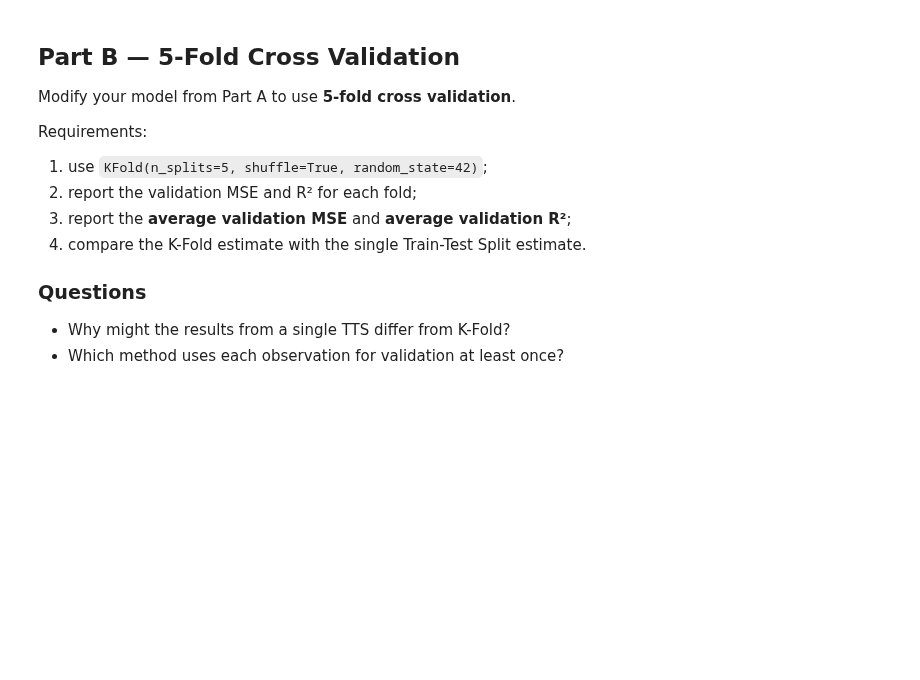
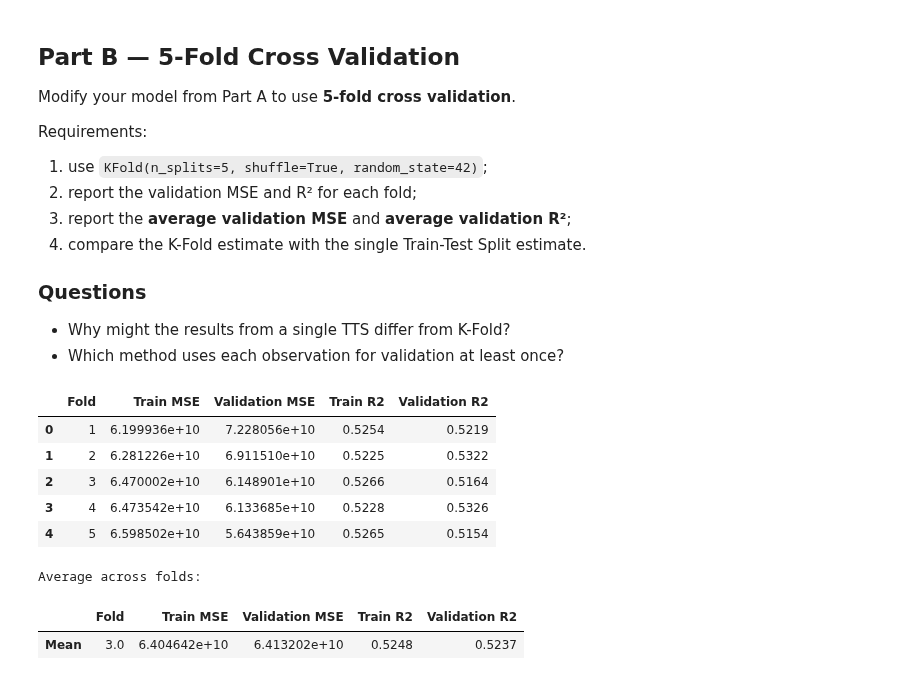
Before and after one commit to masonfarley18/CPSC-392, a Jupyter notebook: Bias_and_Variance_tradeoff.ipynb, the cells around one changed output. Cells and saved outputs as stored; diff of their text form; code cells hidden in the pictures; blank space fills up the shorter version.

```diff
--- a/Bias_and_Variance_tradeoff.ipynb
+++ b/Bias_and_Variance_tradeoff.ipynb
@@ -617,4 +655,51 @@ Requirements:
 - Why might the results from a single TTS differ from K-Fold?
 - Which method uses each observation for validation at least once?
 # %%
-# YOUR CODE HERE
+data = "https://raw.githubusercontent.com/ywen2021/CPSC392/main/Data/kc_house_data.csv"
+df = pd.read_csv(data)
+
+predictors = ["sqft_living", "yr_built"]
+
+X = df[["sqft_living", "yr_built"]]
+y = df["price"]
+
+kf = KFold(n_splits=5, shuffle=True, random_state=42)
+
+kf_results = []
+
+for fold_number, (train_idx, test_idx) in enumerate(kf.split(X), start=1):
+    X_train_fold = X.iloc[train_idx]
+    X_test_fold = X.iloc[test_idx]
+    y_train_fold = y.iloc[train_idx]
+    y_test_fold = y.iloc[test_idx]
+
+    model = make_linear_pipeline()
+    model.fit(X_train_fold, y_train_fold)
+
+    pred_train = model.predict(X_train_fold)
+    pred_test = model.predict(X_test_fold)
+
+    kf_results.append({
+        "Fold": fold_number,
+        "Train MSE": mean_squared_error(y_train_fold, pred_train),
+        "Validation MSE": mean_squared_error(y_test_fold, pred_test),
+        "Train R2": r2_score(y_train_fold, pred_train),
+        "Validation R2": r2_score(y_test_fold, pred_test)
+    })
+
+kf_results = pd.DataFrame(kf_results)
+
+display(kf_results.round(4))
+
+print("\nAverage across folds:")
+display(kf_results.mean(numeric_only=True).to_frame("Mean").T.round(4))
+# %% [output]
+|  | Fold | Train MSE | Validation MSE | Train R2 | Validation R2 |
+| 0 | 1 | 6.199936e+10 | 7.228056e+10 | 0.5254 | 0.5219 |
+| 1 | 2 | 6.281226e+10 | 6.911510e+10 | 0.5225 | 0.5322 |
+| 2 | 3 | 6.470002e+10 | 6.148901e+10 | 0.5266 | 0.5164 |
+| 3 | 4 | 6.473542e+10 | 6.133685e+10 | 0.5228 | 0.5326 |
+| 4 | 5 | 6.598502e+10 | 5.643859e+10 | 0.5265 | 0.5154 |
+Average across folds:
+|  | Fold | Train MSE | Validation MSE | Train R2 | Validation R2 |
+| Mean | 3.0 | 6.404642e+10 | 6.413202e+10 | 0.5248 | 0.5237 |
```
Also changed, not shown: parts of 5 cells of this notebook.
